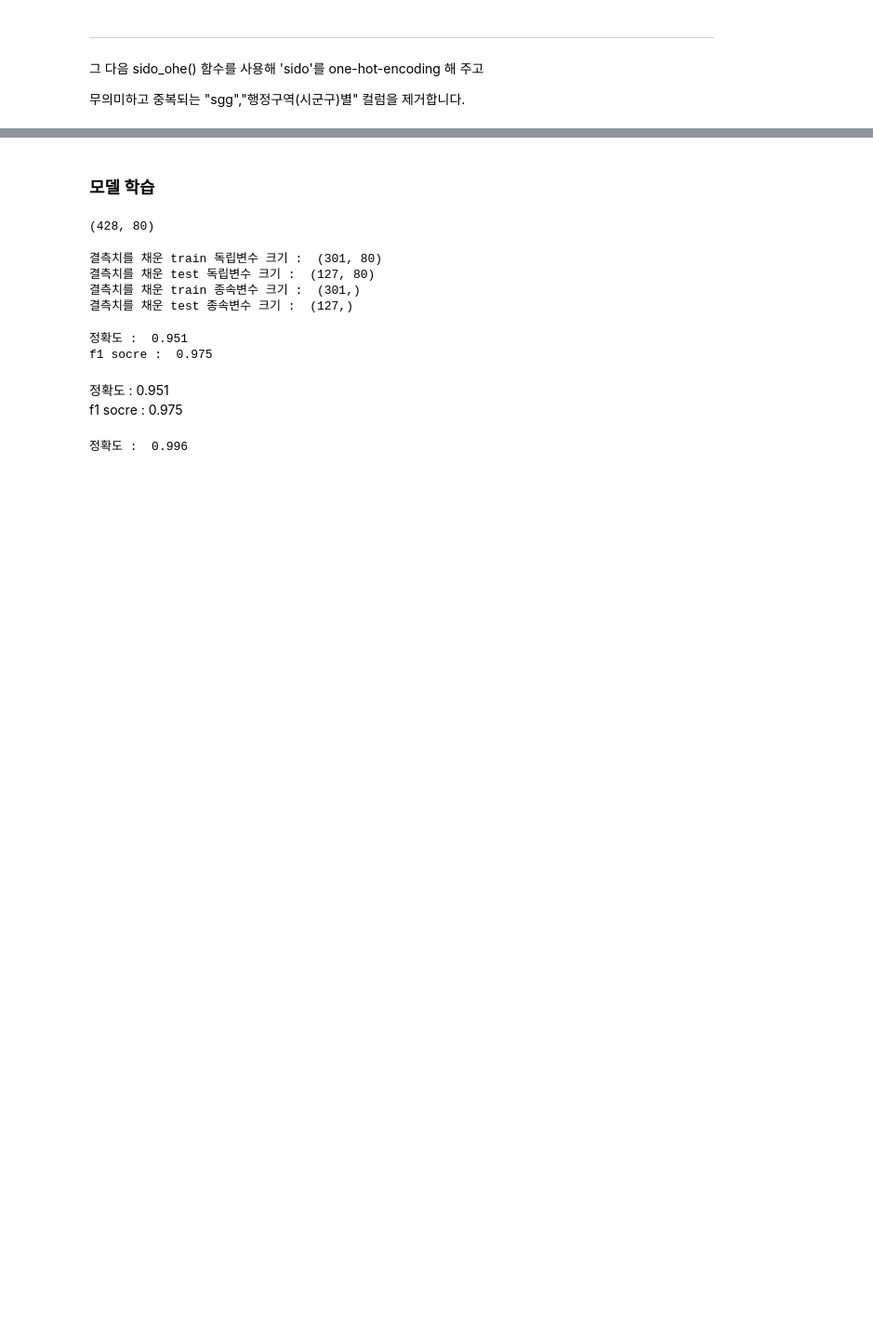
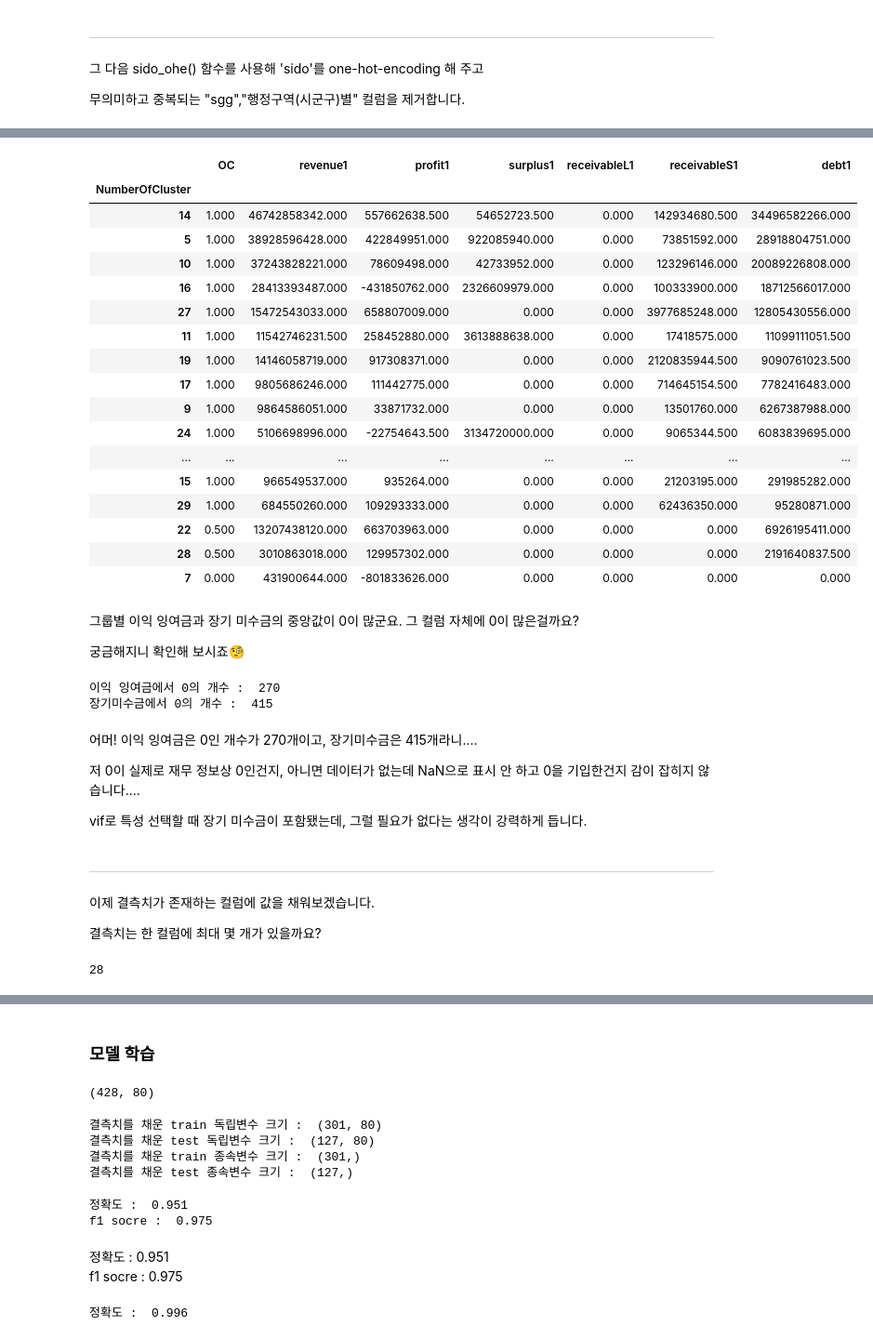
Before and after one commit to nyeokinyeoki/Gym_zalabim, a Jupyter notebook: ipynb/hospital.ipynb, the cells around one changed output, grey strips where cells are left out. Shown at 93% size. Saved outputs shown, nothing was run; the diff lists cells and outputs as text; code cells hidden in the pictures; blank space fills up the shorter version.

```diff
--- a/ipynb/hospital.ipynb
+++ b/ipynb/hospital.ipynb
@@ -2371,0 +2538,46 @@ Length: 83, dtype: int64
+# %%
+df_new.groupby(by="NumberOfCluster")[['OC','revenue1', 'profit1', "surplus1", 'receivableL1', 'receivableS1', 'debt1']].median().sort_values(["OC", "debt1"],ascending=False)
+# %% [output]
+|  | OC | revenue1 | profit1 | surplus1 | receivableL1 | receivableS1 | debt1 |
+| NumberOfCluster |  |  |  |  |  |  |  |
+| 14 | 1.000 | 46742858342.000 | 557662638.500 | 54652723.500 | 0.000 | 142934680.500 | 34496582266.000 |
+| 5 | 1.000 | 38928596428.000 | 422849951.000 | 922085940.000 | 0.000 | 73851592.000 | 28918804751.000 |
+| 10 | 1.000 | 37243828221.000 | 78609498.000 | 42733952.000 | 0.000 | 123296146.000 | 20089226808.000 |
+| 16 | 1.000 | 28413393487.000 | -431850762.000 | 2326609979.000 | 0.000 | 100333900.000 | 18712566017.000 |
+| 27 | 1.000 | 15472543033.000 | 658807009.000 | 0.000 | 0.000 | 3977685248.000 | 12805430556.000 |
+| 11 | 1.000 | 11542746231.500 | 258452880.000 | 3613888638.000 | 0.000 | 17418575.000 | 11099111051.500 |
+| 19 | 1.000 | 14146058719.000 | 917308371.000 | 0.000 | 0.000 | 2120835944.500 | 9090761023.500 |
+| 17 | 1.000 | 9805686246.000 | 111442775.000 | 0.000 | 0.000 | 714645154.500 | 7782416483.000 |
+| 9 | 1.000 | 9864586051.000 | 33871732.000 | 0.000 | 0.000 | 13501760.000 | 6267387988.000 |
+| 24 | 1.000 | 5106698996.000 | -22754643.500 | 3134720000.000 | 0.000 | 9065344.500 | 6083839695.000 |
+| ... | ... | ... | ... | ... | ... | ... | ... |
+| 15 | 1.000 | 966549537.000 | 935264.000 | 0.000 | 0.000 | 21203195.000 | 291985282.000 |
+| 29 | 1.000 | 684550260.000 | 109293333.000 | 0.000 | 0.000 | 62436350.000 | 95280871.000 |
+| 22 | 0.500 | 13207438120.000 | 663703963.000 | 0.000 | 0.000 | 0.000 | 6926195411.000 |
+| 28 | 0.500 | 3010863018.000 | 129957302.000 | 0.000 | 0.000 | 0.000 | 2191640837.500 |
+| 7 | 0.000 | 431900644.000 | -801833626.000 | 0.000 | 0.000 | 0.000 | 0.000 |
+# %% [markdown]
+그룹별 이익 잉여금과 장기 미수금의 중앙값이 0이 많군요. 그 컬럼 자체에 0이 많은걸까요?
+
+궁금해지니 확인해 보시죠🧐
+# %%
+print("이익 잉여금에서 0의 개수 : ",df_new[df_new['surplus1']==0]['surplus1'].value_counts()[0])
+print("장기미수금에서 0의 개수 : ",df_new[df_new['receivableL1']==0]['receivableL1'].value_counts()[0])
+# %% [output]
+이익 잉여금에서 0의 개수 :  270
+장기미수금에서 0의 개수 :  415
+# %% [markdown]
+어머! 이익 잉여금은 0인 개수가 270개이고, 장기미수금은 415개라니....
+
+저 0이 실제로 재무 정보상 0인건지, 아니면 데이터가 없는데 NaN으로 표시 안 하고 0을 기입한건지 감이 잡히지 않습니다....
+
+vif로 특성 선택할 때 장기 미수금이 포함됐는데, 그럴 필요가 없다는 생각이 강력하게 듭니다.
+# %% [markdown]
+***
+이제 결측치가 존재하는 컬럼에 값을 채워보겠습니다.
+
+결측치는 한 컬럼에 최대 몇 개가 있을까요?
+# %%
+max(df_new.drop("OC", axis=1).shape[0] - df_new.drop("OC", axis=1).count())
+# %% [output]
+28
```
Also changed, not shown: parts of 39 cells of this notebook, 1 other file.
